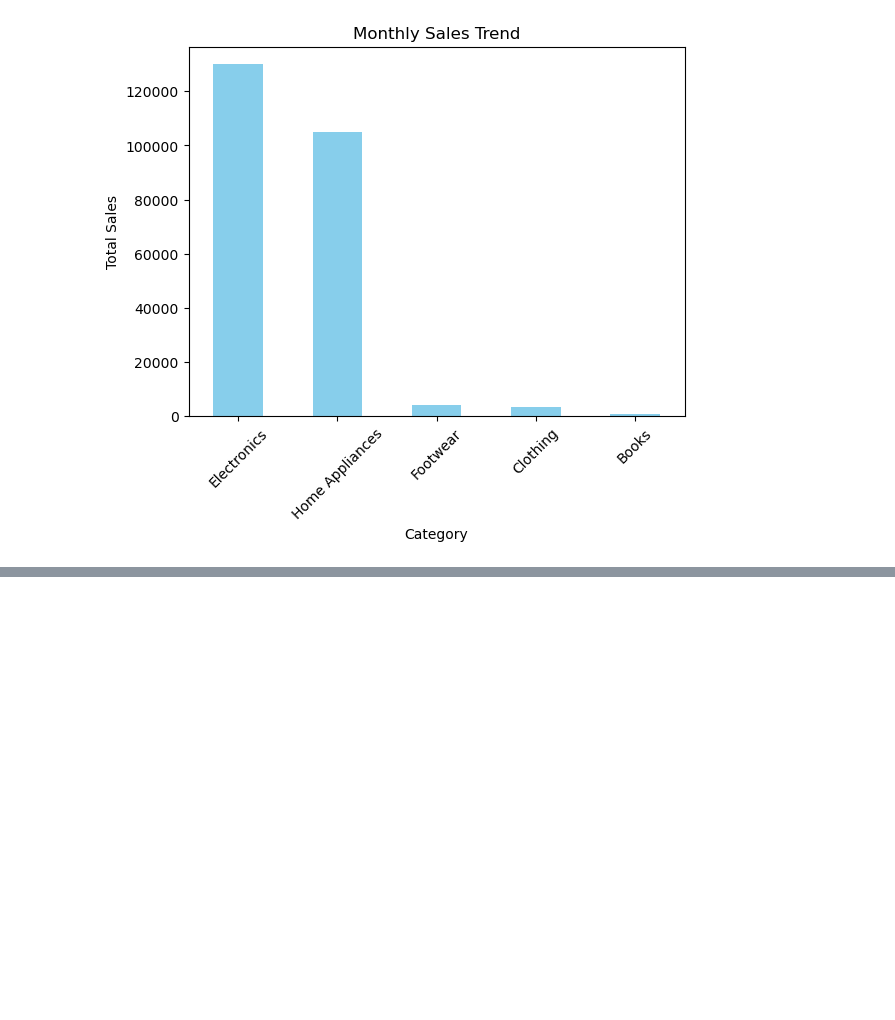
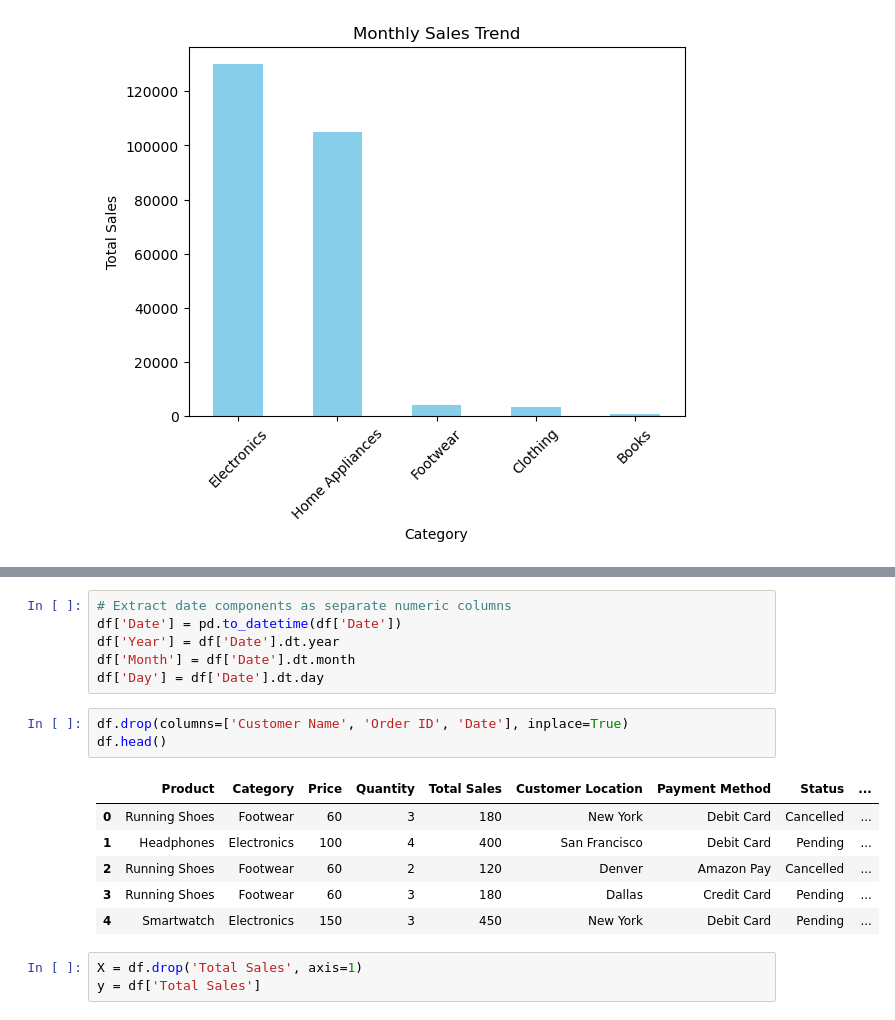
Before and after one commit to chaudhary-dotcom/ML, a Jupyter notebook: amazon_sales_analysis.ipynb, the cells around one changed output, grey strips where cells are left out. Cells and saved outputs as stored; diff of their text form; blank space fills up the shorter version.

```diff
--- a/amazon_sales_analysis.ipynb
+++ b/amazon_sales_analysis.ipynb
@@ -288,0 +305,19 @@ plt.show()
+# %%
+# Extract date components as separate numeric columns
+df['Date'] = pd.to_datetime(df['Date'])
+df['Year'] = df['Date'].dt.year
+df['Month'] = df['Date'].dt.month
+df['Day'] = df['Date'].dt.day
+# %%
+df.drop(columns=['Customer Name', 'Order ID', 'Date'], inplace=True)
+df.head()
+# %% [output]
+|  | Product | Category | Price | Quantity | Total Sales | Customer Location | Payment Method | Status | ... |
+| 0 | Running Shoes | Footwear | 60 | 3 | 180 | New York | Debit Card | Cancelled | ... |
+| 1 | Headphones | Electronics | 100 | 4 | 400 | San Francisco | Debit Card | Pending | ... |
+| 2 | Running Shoes | Footwear | 60 | 2 | 120 | Denver | Amazon Pay | Cancelled | ... |
+| 3 | Running Shoes | Footwear | 60 | 3 | 180 | Dallas | Credit Card | Pending | ... |
+| 4 | Smartwatch | Electronics | 150 | 3 | 450 | New York | Debit Card | Pending | ... |
+# %%
+X = df.drop('Total Sales', axis=1)
+y = df['Total Sales']
```
Also changed, not shown: parts of 8 cells of this notebook, 1 other file.
